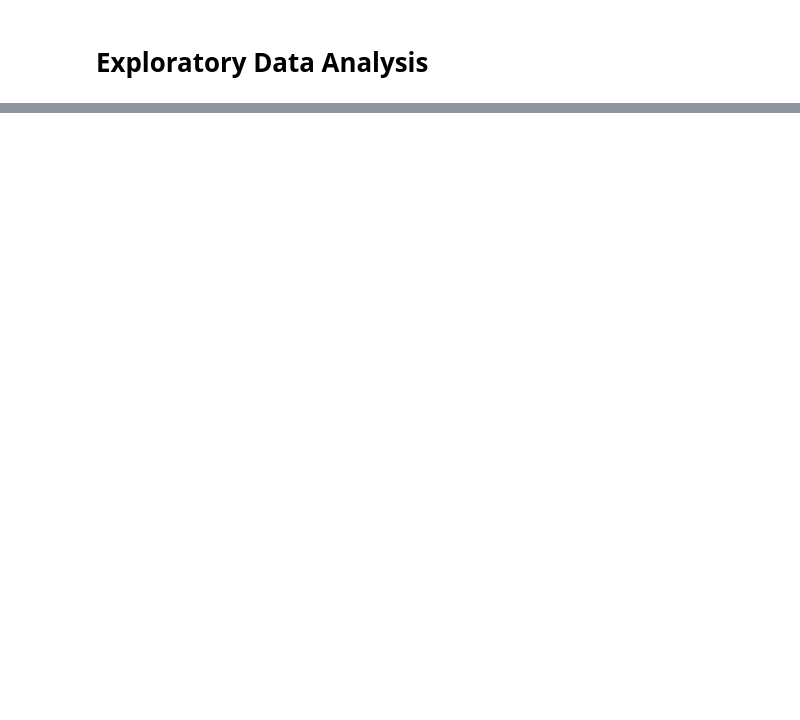
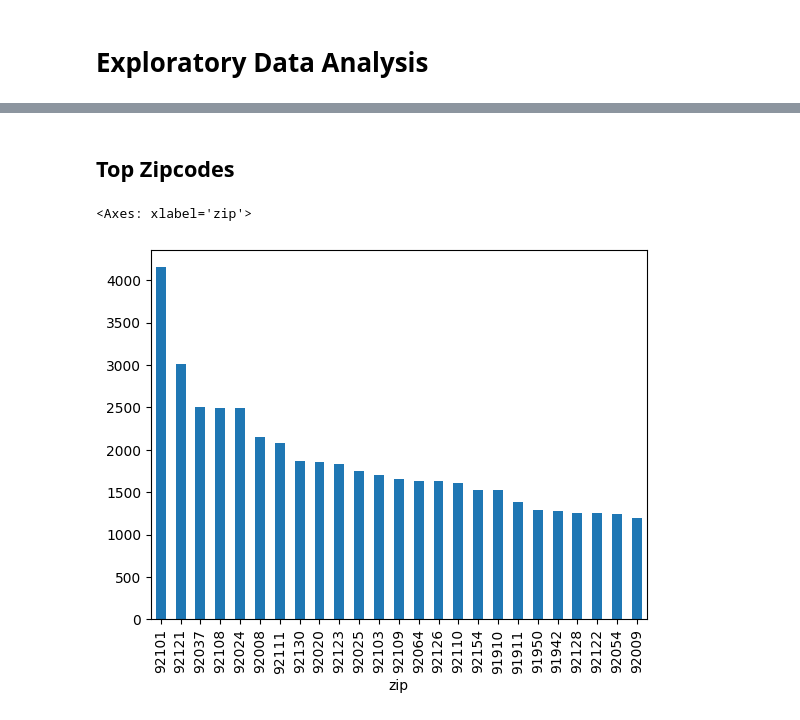
Before and after one commit to inno-apfel/DSC180A-Q1-Project, a Jupyter notebook: notebooks/development/exploration.ipynb, the cells around one changed output, grey strips where cells are left out. Saved outputs shown, nothing was run; the diff lists cells and outputs as text; code cells hidden in the pictures; blank space fills up the shorter version.

```diff
--- a/notebooks/development/exploration.ipynb
+++ b/notebooks/development/exploration.ipynb
@@ -23,0 +87,7 @@ In below, we check for trends within the above features, Specifically how they c
+# %% [markdown]
+## Top Zipcodes
+# %%
+data.groupby('zip')['est'].mean().sort_values(ascending=False).head(25).plot(kind='bar')
+# %% [output]
+<Axes: xlabel='zip'>
+[figure, added]
```
Also changed, not shown: parts of 28 cells of this notebook.
